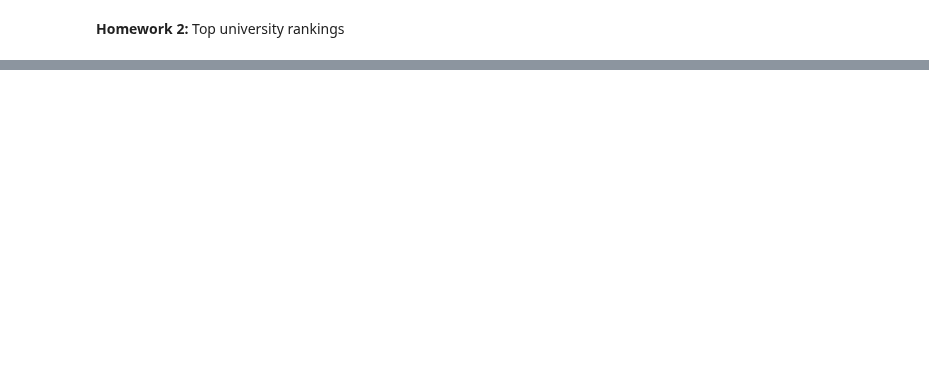
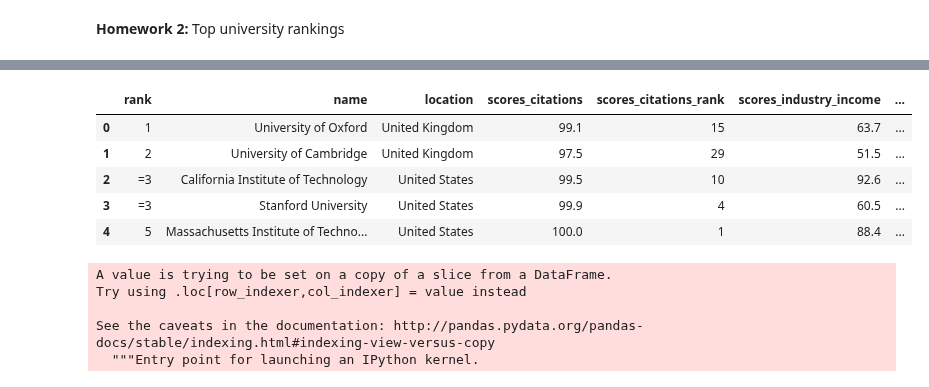
Before and after one commit to adamkozak/ADA2017-project, a Jupyter notebook: Homework/02 - Data from the Web/Homework 2.ipynb, the cells around one changed output, grey strips where cells are left out. Saved outputs shown, nothing was run; the diff lists cells and outputs as text; code cells hidden in the pictures; blank space fills up the shorter version.

```diff
--- a/Homework/02 - Data from the Web/Homework 2.ipynb
+++ b/Homework/02 - Data from the Web/Homework 2.ipynb
@@ -152,0 +96,3 @@ Total.head()
+# %%
+top_unis_times['stats_number_students'] = top_unis_times.stats_number_students.str.replace(",", "")
+top_unis_times
@@ -152,0 +131,27 @@ Total.head()
+# %%
+times_relevant_columns = ['rank', 'name', 'location',
+       'scores_citations', 'scores_citations_rank', 'scores_industry_income',
+       'scores_industry_income_rank', 'scores_international_outlook',
+       'scores_international_outlook_rank', 'scores_overall',
+       'scores_overall_rank', 'scores_research', 'scores_research_rank',
+       'scores_teaching', 'scores_teaching_rank', 'stats_female_male_ratio',
+       'stats_number_students', 'stats_pc_intl_students',
+       'stats_student_staff_ratio']
+# %%
+top_unis_times = top_unis_times[times_relevant_columns]
+top_unis_times.head()
+# %% [output]
+|  | rank | name | location | scores_citations | scores_citations_rank | scores_industry_income | ... |
+| 0 | 1 | University of Oxford | United Kingdom | 99.1 | 15 | 63.7 | ... |
+| 1 | 2 | University of Cambridge | United Kingdom | 97.5 | 29 | 51.5 | ... |
+| 2 | =3 | California Institute of Technology | United States | 99.5 | 10 | 92.6 | ... |
+| 3 | =3 | Stanford University | United States | 99.9 | 4 | 60.5 | ... |
+| 4 | 5 | Massachusetts Institute of Techno... | United States | 100.0 | 1 | 88.4 | ... |
+# %%
+top_unis_times['rank'] = top_unis_times['rank'].str.replace("=", "")
+# %% [output]
+A value is trying to be set on a copy of a slice from a DataFrame.
+Try using .loc[row_indexer,col_indexer] = value instead
+
+See the caveats in the documentation: http://pandas.pydata.org/pandas-docs/stable/indexing.html#indexing-view-versus-copy
+  """Entry point for launching an IPython kernel.
```
Also changed, not shown: parts of 44 cells of this notebook.
